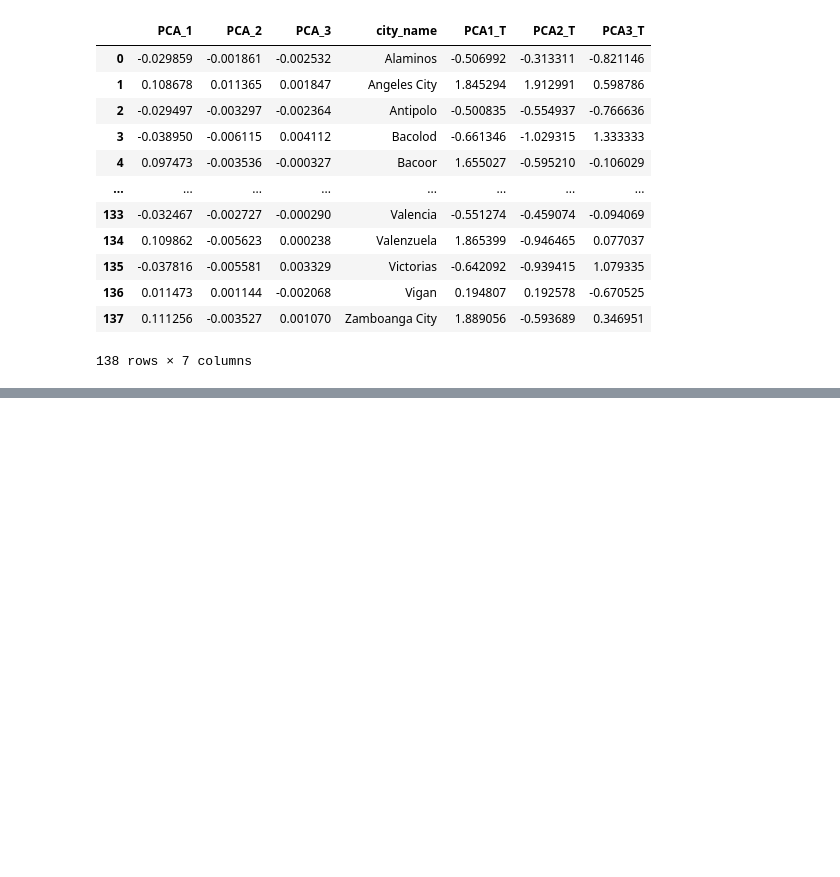
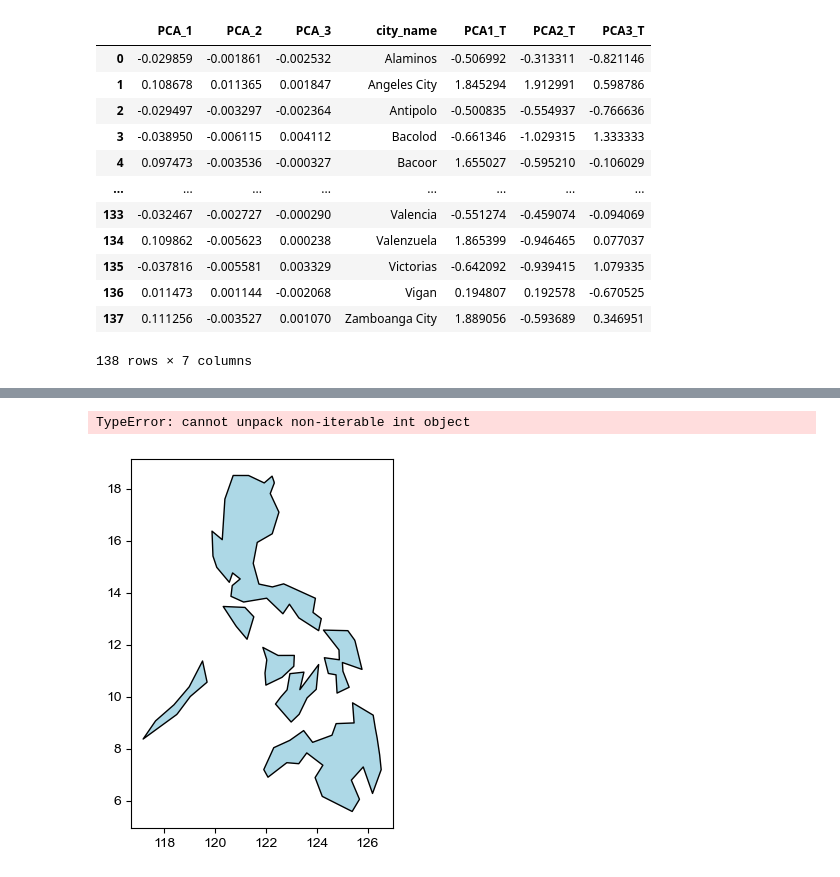
Before and after one commit to majavier26/App_Physics_157, a Jupyter notebook: Project/PCA test.ipynb, the cells around one changed output, grey strips where cells are left out. Saved outputs shown, nothing was run; the diff lists cells and outputs as text; code cells hidden in the pictures; blank space fills up the shorter version.

```diff
--- a/Project/PCA test.ipynb
+++ b/Project/PCA test.ipynb
@@ -254,0 +386,15 @@ AttributeError: 'NoneType' object has no attribute 'split'
+# %%
+coords = nov_data.iloc[:276 , 2:4]
+geo_coords = gpd.GeoDataFrame(coords, geometry= gpd.points_from_xy(coords['coord.lon'], coords['coord.lat']))
+world_data = gpd.read_file(gpd.datasets.get_path('naturalearth_lowres'))
+axis = world_data[world_data.name=='Philippines'].plot(color='lightblue', edgecolor='black')
+# geo_coords.plot(ax=axis, color=pca_novdf['cluster'])
+colors = pca_novdf['cluster']
+
+for key, group in colors:
+    group.plot(ax=ax, kind='scatter', x='coord.lon', y='coord.lat', label=key, color=colors[key])
+
+plt.title('Locations of Weather Datapoints')
+# %% [output]
+TypeError: cannot unpack non-iterable int object
+[figure, added]
```
Also changed, not shown: parts of 16 cells of this notebook, 18 other files.
